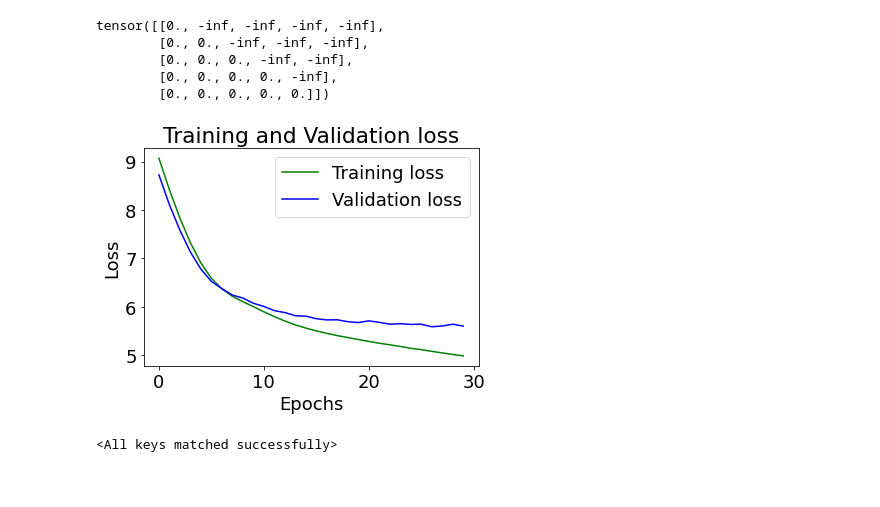
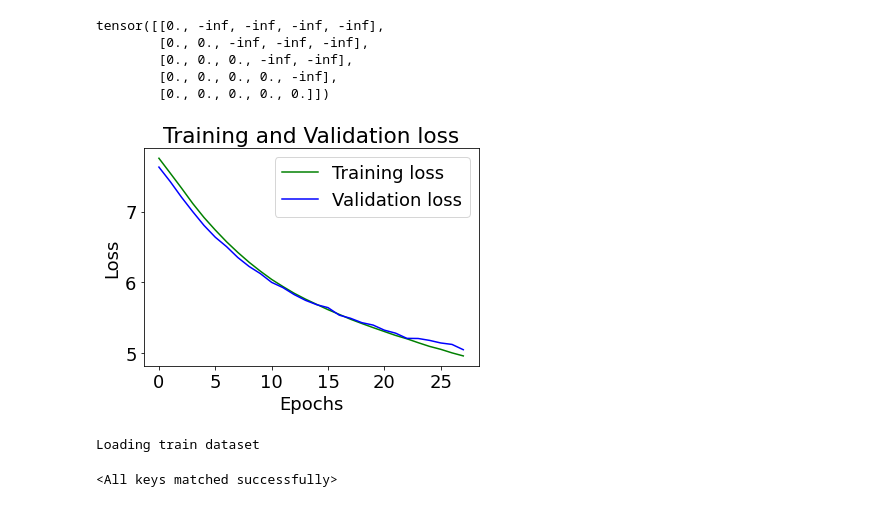
Before and after one commit to midusi/keypoint-models, a Jupyter notebook: test.ipynb, the cells around one changed output. Saved outputs shown, nothing was run; the diff lists cells and outputs as text; code cells hidden in the pictures.

```diff
--- a/test.ipynb
+++ b/test.ipynb
@@ -167,44 +168,41 @@ tensor([[0., -inf, -inf, -inf, -inf],
 # %%
 import os
 from typing import Optional
 from pathlib import Path
 import torch
 
 from type_hints import ModelCheckpoint
 
 CHECKPOINT_PATH = Path("checkpoints")
 #checkpoint: Optional[ModelCheckpoint] = torch.load(sorted((CHECKPOINT_PATH.glob('*.tar')), reverse=True)[0])
-checkpoint = torch.load(CHECKPOINT_PATH / "checkpoint_30_epochs.tar")
+checkpoint = torch.load(CHECKPOINT_PATH / "checkpoint_28_epochs_5_min_freq_05_conf_threshold.tar")
+#checkpoint = torch.load(CHECKPOINT_PATH / "checkpoint_30_epochs.tar")
 
 
 loss_train = checkpoint['train_loss_hist']
 loss_val = checkpoint['val_loss_hist']
 plt.rcParams.update({'font.size': 18})
 plt.plot(loss_train, 'g', label='Training loss')
 plt.plot(loss_val, 'b', label='Validation loss')
 plt.title('Training and Validation loss')
 plt.xlabel('Epochs')
 plt.ylabel('Loss')
 plt.legend()
 plt.show()
 # %% [output]
-[figure, old version]
+[figure, new version]
 # %%
-from pathlib import Path
+root = '/mnt/data/datasets/LSA-T/data/cuts'
+max_frames = 75
+batch_size = 128
+keypoints_to_use = [i for i in range(94, 136)]
+words_min_freq = 5
+confidence_threshold = 0.5
+DEVICE = "cuda" if torch.cuda.is_available() else "cpu"
+CHECKPOINT_PATH = Path("checkpoints/")
+CHECKPOINT_PATH.mkdir(exist_ok=True)
 
-import torch
-from torchvision.transforms import Compose
-
-from model.KeypointModel import KeypointModel
-from translate import translate
-
-root = '/mnt/data/datasets/cn_sordos_db/data/cuts'
-max_frames = 75
-use_only_res = True
-keypoints_to_use = [i for i in range(94, 136)]
-DEVICE = "cuda" if torch.cuda.is_available() else "cpu"
-CHECKPOINT_PATH = Path("checkpoints/" if not use_only_res else "checkpoints/res/")
-
+#wandb.init(project="all-db-train", entity="pedroodb")
 
 keypoints_transform = Compose([
     get_frames_reduction_transform(max_frames),
@@ -215,19 +213,21 @@ keypoints_transform_each = Compose([
     keypoints_norm_to_nose
 ])
 
-test_dataset = LSA_Dataset(
+print("Loading train dataset")
+train_dataset = LSA_Dataset(
     root,
-    mode='test',
-    use_only_res=use_only_res,
+    mode = "train",
+    words_min_freq = words_min_freq,
+    signer_confidence_threshold = confidence_threshold,
+    label_as_idx = False,
     load_videos = False,
-    label_as_idx = False,
     keypoints_transform = keypoints_transform,
     keypoints_transform_each = keypoints_transform_each
-    )
+)
 
-model = KeypointModel(max_frames, test_dataset.max_tgt_len + 2, len(keypoints_to_use), len(test_dataset.vocab)).to(DEVICE)
-
-checkpoint = torch.load(CHECKPOINT_PATH / "checkpoint_30_epochs.tar")
+checkpoint = torch.load(CHECKPOINT_PATH / "checkpoint_28_epochs_5_min_freq_05_conf_threshold.tar")
+model = KeypointModel(max_frames, train_dataset.max_label_len + 2, len(keypoints_to_use), len(train_dataset.vocab)).to(DEVICE)
 model.load_state_dict(checkpoint['model_state_dict'])
 # %% [output]
-<All keys matched successfully>
+Loading train dataset
+<All keys matched successfully>
```
Also changed, not shown: parts of 10 cells of this notebook, 9 other files.
